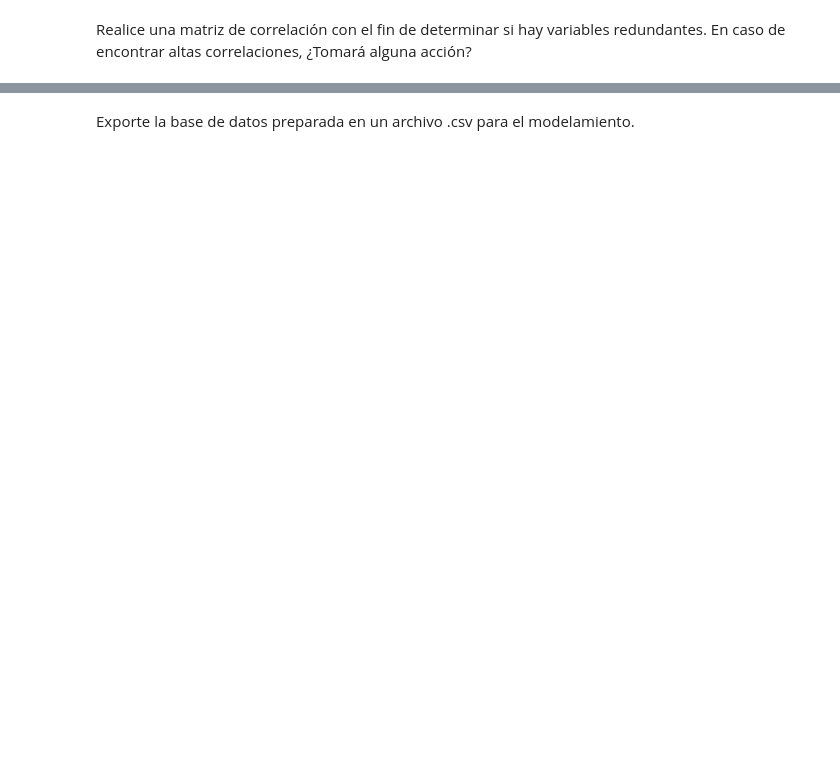
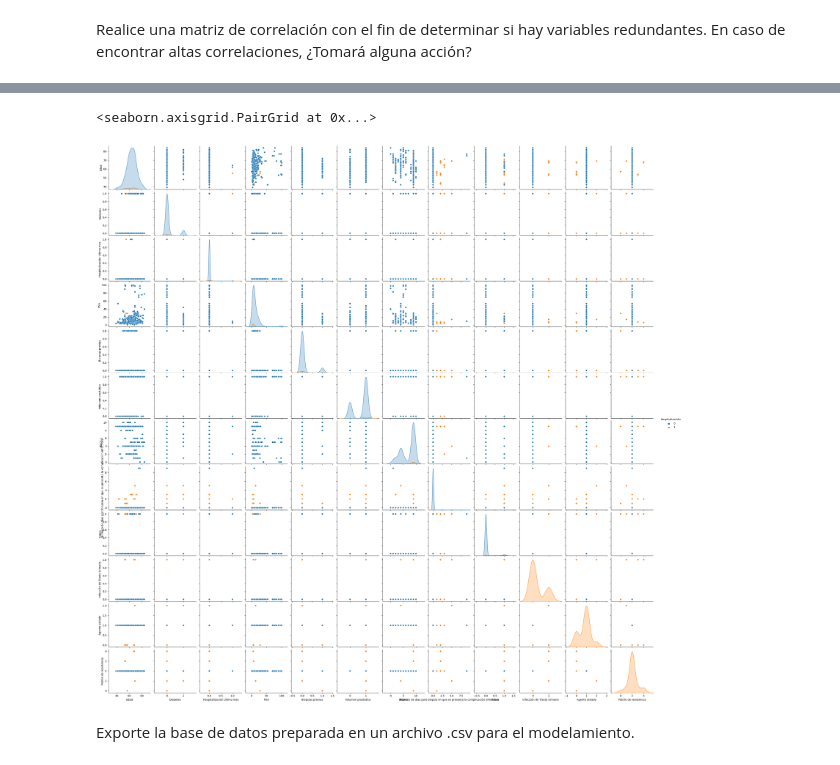
Before and after one commit to JUrielCerecero/proyecto-machine-learning-clasificacion-enfermedades, a Jupyter notebook: Proyecto_Integrador_2A_Preparacion_de_datos.ipynb, the cells around one changed output, grey strips where cells are left out. Cells and saved outputs as stored; diff of their text form; code cells hidden in the pictures; blank space fills up the shorter version.

```diff
--- a/Proyecto_Integrador_2A_Preparacion_de_datos.ipynb
+++ b/Proyecto_Integrador_2A_Preparacion_de_datos.ipynb
@@ -330,2 +384,7 @@ Realice una matriz de correlación con el fin de determinar si hay variables red
+# %%
+sns.pairplot(dfhospdummies,hue='Hospitalización')
+# %% [output]
+<seaborn.axisgrid.PairGrid at 0x...>
+[figure, added]
 # %% [markdown]
 Exporte la base de datos preparada en un archivo .csv para el modelamiento.
```
Also changed, not shown: parts of 10 cells of this notebook, 1 other file.
